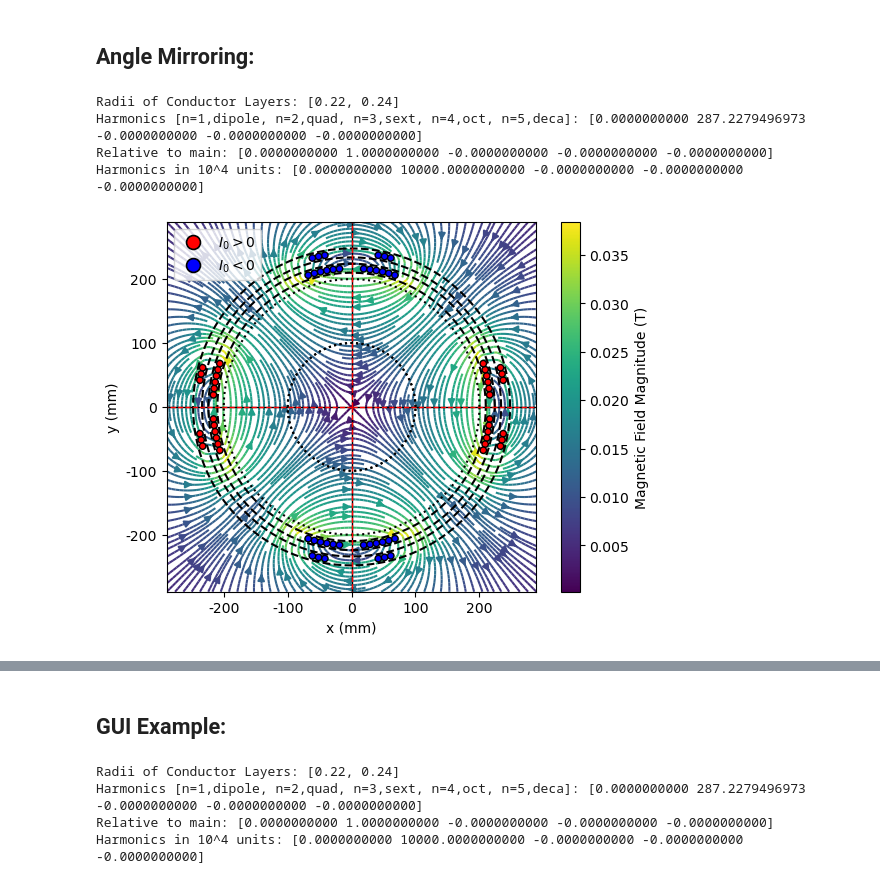
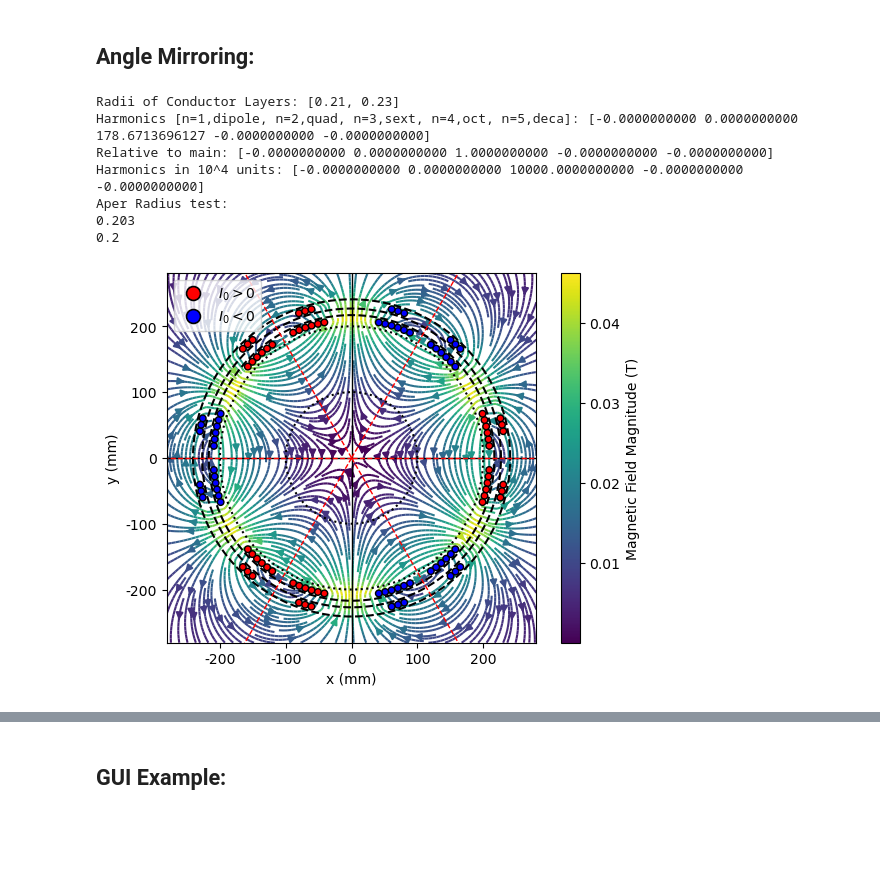
Before and after one commit to sobrienbnl/optimum-integral-design-python, a Jupyter notebook: DirectWind.ipynb, the cells around one changed output, grey strips where cells are left out. Saved outputs shown, nothing was run; the diff lists cells and outputs as text; code cells hidden in the pictures; blank space fills up the shorter version.

```diff
--- a/DirectWind.ipynb
+++ b/DirectWind.ipynb
@@ -863,10 +863,11 @@ wire_rad = 0.005
 # (0.002 added just to make things more clear on picture)
 dr = wire_rad+0.002
 # Type of magnet: 1=dipole, 2=quadrupole, 3=sextupole, etc.
-mag_type = 2
+mag_type = 3
 
 # Radius of the first layer, based on aperture radius
-init_rad = aper_rad + dr
+# Radius at which first layer of conductors lie, hence the plus dr
+#init_rad = aper_rad + dr
 #init_rad = aper_rad
 
 # =============== Plot settings ===============
@@ -903,7 +904,7 @@ rads = []
 # Loops over each layer
 for i, layer in enumerate(layers): # Goes from 1-3
     # Radii at which points are plotted, depends only on the layer we are on
-    rads.append(init_rad+(2*i*dr) + (i+1)*t)
+    rads.append(aper_rad + (2*i*dr) + (i+1)*t)
     # Loops over the second list in each layer
     # Iterates over each spacing value
     for j, space in enumerate(layer[1]):
@@ -912,7 +913,7 @@ for i, layer in enumerate(layers): # Goes from 1-3
         # x and y are the give an array of coordinates for each conductor in the block
         # layers[i][0][j] is the number of conductors for the current layer, and it loops through this
         # list and it plots for the specified number
-        x, y = plotter(space, init_rad+(2*i*dr) + (i+1)*t, layers[i][0][j])
+        x, y = plotter(space, aper_rad + (2*i*dr) + (i+1)*t, layers[i][0][j])
         x_quad1.append(x)
         y_quad1.append(y)
 
@@ -1057,13 +1058,21 @@ else:
     strm = plt.streamplot(X, Y, Bx_total, By_total, color=B_mag, cmap='viridis', density=3, zorder=0)
     cbar = plt.colorbar(strm.lines, label='Magnetic Field Magnitude (T)')
 
-# Plots circles around \pm dr awway from where the conductors are (offset by t as done above)
-for rad in rads:
-    circ_plot(rad+dr)
-    circ_plot(rad-dr)
+# Plots circles around \pm dr away from where the conductors are (offset by t as done above)
+for i, rad in enumerate(rads):
+    if i == 0:
+        circ_plot(rad+dr)
+        circ_plot(aper_rad, color='k:')
+
+        print("Aper Radius test:")
+        print(rad-dr) # = 0.203
+        print(aper_rad) # = 0.20
+    else:
+        circ_plot(rad+dr)
+        circ_plot(rad-dr)
 
 # Aperture Radius
-circ_plot(aper_rad, color='k:')
+#circ_plot(aper_rad, color='k:')
 # Reference Radius
 circ_plot(ref_rad, color='k:')
 
@@ -1078,37 +1087,40 @@ for i in range(int(2*np.pi / theta_rad)):
     x = [0, r * np.cos(angle)]
     y = [0, r * np.sin(angle)]
     plt.plot(x, y, 'r--', lw=1)
 
 # Draw a reference circle
-circ = np.linspace(0, 2*np.pi, 500)
-plt.plot(ref_rad * np.cos(circ), ref_rad * np.sin(circ), 'k:')
+#circ = np.linspace(0, 2*np.pi, 500)
+#plt.plot(ref_rad * np.cos(circ), ref_rad * np.sin(circ), 'k:')
 
 
 
 plt.xlim(bounds[0][0], bounds[0][1])
 plt.ylim(bounds[1][0], bounds[1][1])
 # Format the ticks to show as mm
 ax.xaxis.set_major_formatter(FuncFormatter(lambda x, pos: f"{x*1000:g}"))
 ax.yaxis.set_major_formatter(FuncFormatter(lambda y, pos: f"{y*1000:g}"))
 plt.xlabel("x (mm)")
 plt.ylabel("y (mm)")
 plt.axhline(0, color='black', linewidth=1, zorder=1)
 plt.axvline(0, color='black', linewidth=1, zorder=1)
 
 
 legend_elements = [
     Line2D([0], [0], marker='o', color='red', label='$I_0 > 0$', markersize=10, linestyle='', markeredgecolor='black', markeredgewidth=1.2),
     Line2D([0], [0], marker='o', color='blue', label='$I_0 < 0$', markersize=10, linestyle='', markeredgecolor='black', markeredgewidth=1.2)
 ]
 plt.legend(handles=legend_elements, loc='upper left')
 
 #plt.gca().set_aspect('equal')
 plt.gca().set_aspect('equal', 'box')
 plt.savefig("DirectWindMagnet.pdf")
 plt.show()
 # %% [output]
-Radii of Conductor Layers: [0.22, 0.24]
-Harmonics [n=1,dipole, n=2,quad, n=3,sext, n=4,oct, n=5,deca]: [0.0000000000 287.2279496973 -0.0000000000 -0.0000000000 -0.0000000000]
-Relative to main: [0.0000000000 1.0000000000 -0.0000000000 -0.0000000000 -0.0000000000]
-Harmonics in 10^4 units: [0.0000000000 10000.0000000000 -0.0000000000 -0.0000000000 -0.0000000000]
+Radii of Conductor Layers: [0.21, 0.23]
+Harmonics [n=1,dipole, n=2,quad, n=3,sext, n=4,oct, n=5,deca]: [-0.0000000000 0.0000000000 178.6713696127 -0.0000000000 -0.0000000000]
+Relative to main: [-0.0000000000 0.0000000000 1.0000000000 -0.0000000000 -0.0000000000]
+Harmonics in 10^4 units: [-0.0000000000 0.0000000000 10000.0000000000 -0.0000000000 -0.0000000000]
+Aper Radius test:
+0.203
+0.2
-[figure, old version]
+[figure, new version]
@@ -1977,8 +1989,3 @@ class DirectWindMagnetGUI(tk.Tk):  # CHANGED
 if __name__ == "__main__":  # CHANGED
     app = DirectWindMagnetGUI()  # CHANGED
     app.mainloop()  # CHANGED
-# %% [output]
-Radii of Conductor Layers: [0.22, 0.24]
-Harmonics [n=1,dipole, n=2,quad, n=3,sext, n=4,oct, n=5,deca]: [0.0000000000 287.2279496973 -0.0000000000 -0.0000000000 -0.0000000000]
-Relative to main: [0.0000000000 1.0000000000 -0.0000000000 -0.0000000000 -0.0000000000]
-Harmonics in 10^4 units: [0.0000000000 10000.0000000000 -0.0000000000 -0.0000000000 -0.0000000000]
```
Also changed, not shown: parts of 1 cell of this notebook.
